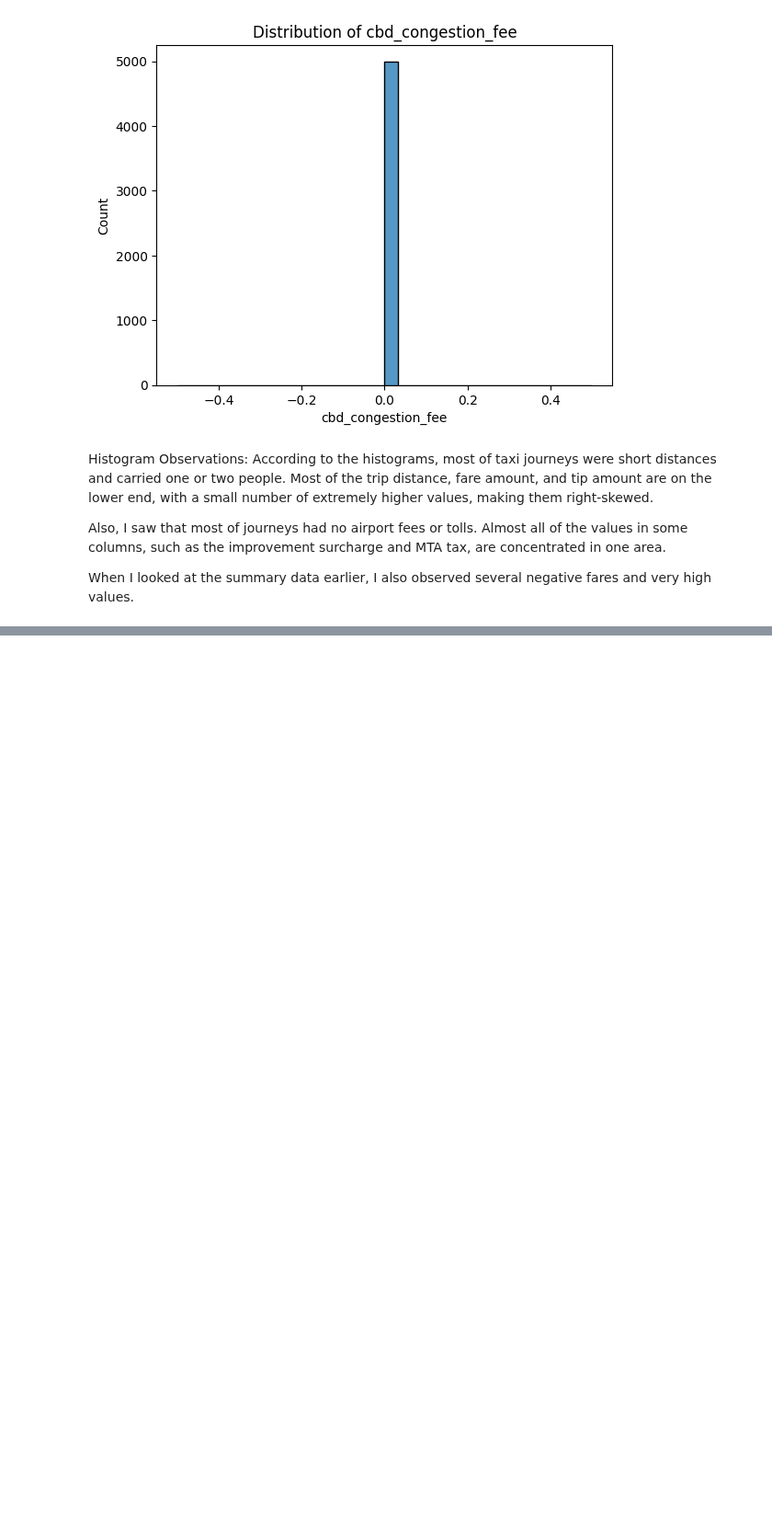
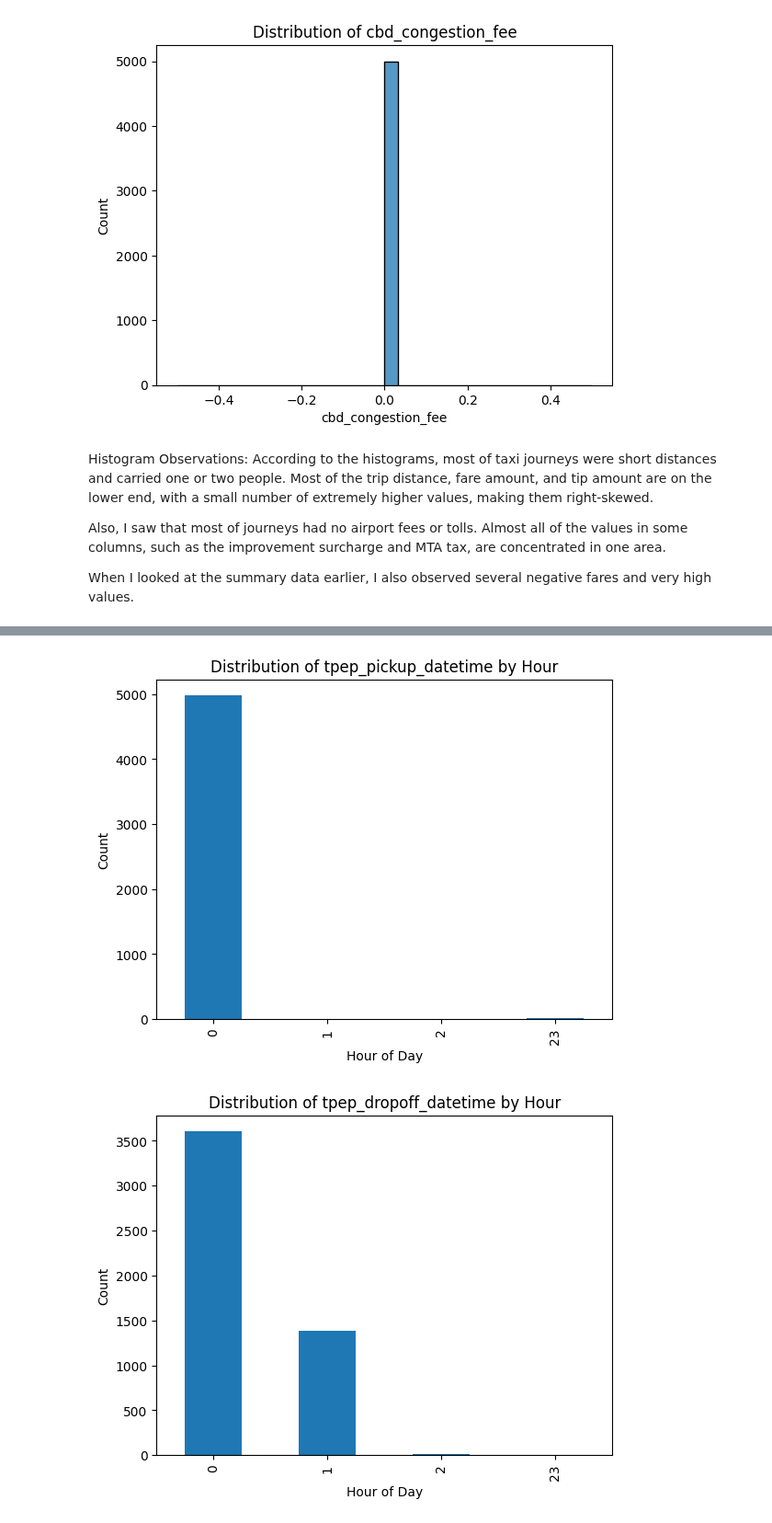
Before and after one commit to tasm3/cs460-data-scienc, a Jupyter notebook: nyc_taxi_eda.ipynb, the cells around one changed output, grey strips where cells are left out. Shown at 92% size. Cells and saved outputs as stored; diff of their text form; code cells hidden in the pictures; blank space fills up the shorter version.

```diff
--- a/nyc_taxi_eda.ipynb
+++ b/nyc_taxi_eda.ipynb
@@ -219,0 +244,10 @@ When I looked at the summary data earlier, I also observed several negative fare
+# %%
+for col in ["tpep_pickup_datetime", "tpep_dropoff_datetime"]:
+    taxi[col].dt.hour.value_counts().sort_index().plot(kind="bar")
+    plt.title("Distribution of " + col + " by Hour")
+    plt.xlabel("Hour of Day")
+    plt.ylabel("Count")
+    plt.show()
+# %% [output]
+[figure, added]
+[figure, added]
```
Also changed, not shown: parts of 4 cells of this notebook.
